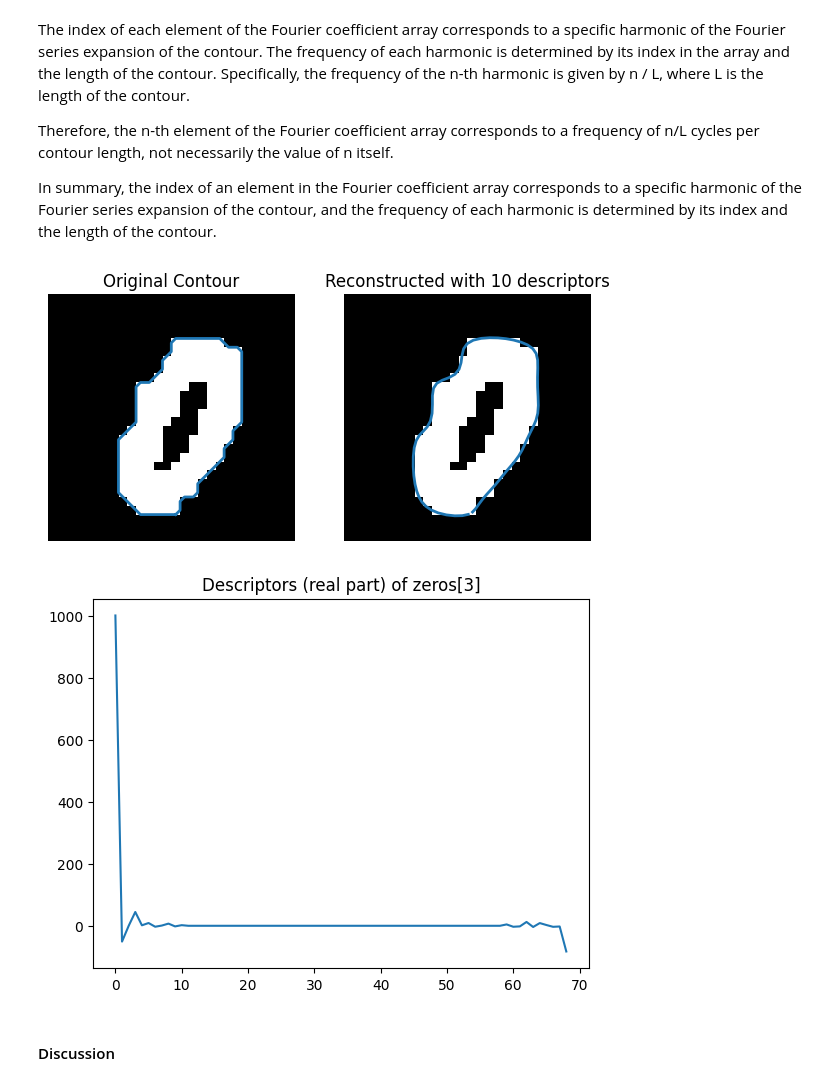
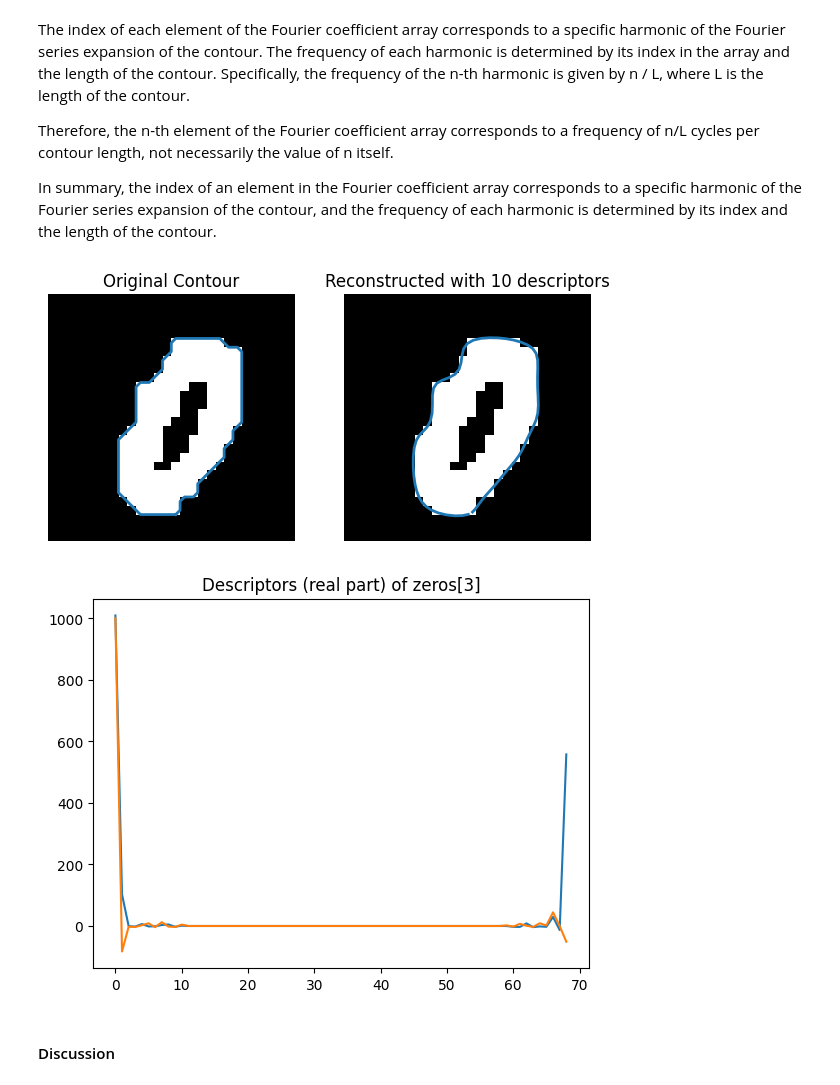
Before and after one commit to OctavioProfeta/iapr, a Jupyter notebook: labs/lab_02_object_description.ipynb, the cells around one changed output. Drawn from its saved outputs; the diff is of its cells as text; code cells hidden in the pictures.

```diff
--- a/labs/lab_02_object_description.ipynb
+++ b/labs/lab_02_object_description.ipynb
@@ -216,7 +216,7 @@ def get_descriptors(img, N, display=False):
     cnt = get_contour(img)
 
     # Transform the contour into a complex number (x,1,real ; y,0,imag)
-    cnt_z = cnt[:,1] + 1j*cnt[:,0]
+    cnt_z = cnt[:,0] + 1j*cnt[:,1]
 
     # Compute the 2D Fourier transform
     cnt_z_ft = np.fft.fft(cnt_z)
@@ -228,36 +228,38 @@ def get_descriptors(img, N, display=False):
     # Compute the inverse Fourier transform
     cnt_z_reconstructed = np.fft.ifft(cnt_z_ft)
 
     # Transform the complex number back into a 2D contour (x,1,real ; y,0,imag)
-    cnt_reconstructed = np.array([cnt_z_reconstructed.imag, cnt_z_reconstructed.real]).T
+    cnt_reconstructed = np.array([cnt_z_reconstructed.real, cnt_z_reconstructed.imag]).T
 
     if (display):
         # Display the original and reconstructed contours
         plt.figure(figsize=(7,4))
 
         plt.subplot(1,2,1)
         plt.plot(cnt[:,1], cnt[:,0], linewidth=2)
         plt.imshow(img, cmap='gray')
         plt.axis('off')
         plt.title('Original Contour')
 
         plt.subplot(1,2,2)
         plt.imshow(img, cmap='gray')
         plt.plot(cnt_reconstructed[:,1], cnt_reconstructed[:,0], linewidth=2)
         plt.axis('off')
         plt.title('Reconstructed with {} descriptors'.format(N))
         plt.show()
 
     return descriptors
 
 
 # Check first 10 descriptors of a test image (just to check that your pipeline works well)
-plt.plot(get_descriptors(zeros[3], 10, display=True))
+descriptors = get_descriptors(zeros[3], 10, display=True)
+plt.plot(descriptors.real)
+plt.plot(descriptors.imag)
 plt.title("Descriptors (real part) of zeros[3]")
 plt.show()
 # %% [output]
 [figure]
-[figure, old version]
+[figure, new version]
 # %% [markdown]
 #### Discussion
 # %% [markdown]
```
Also changed, not shown: parts of 9 cells of this notebook.
